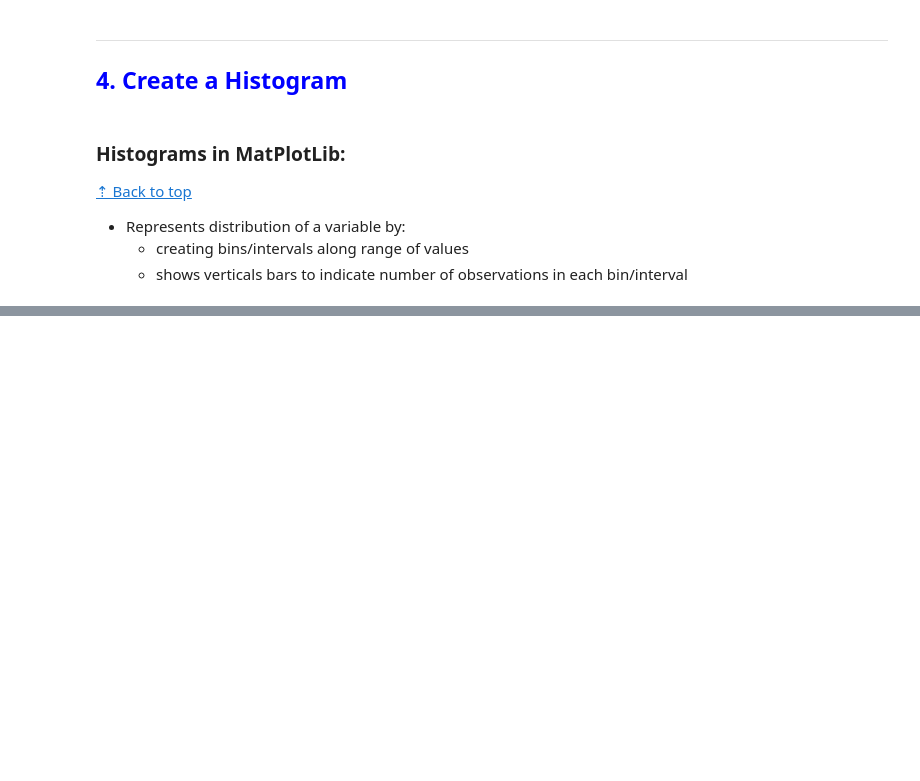
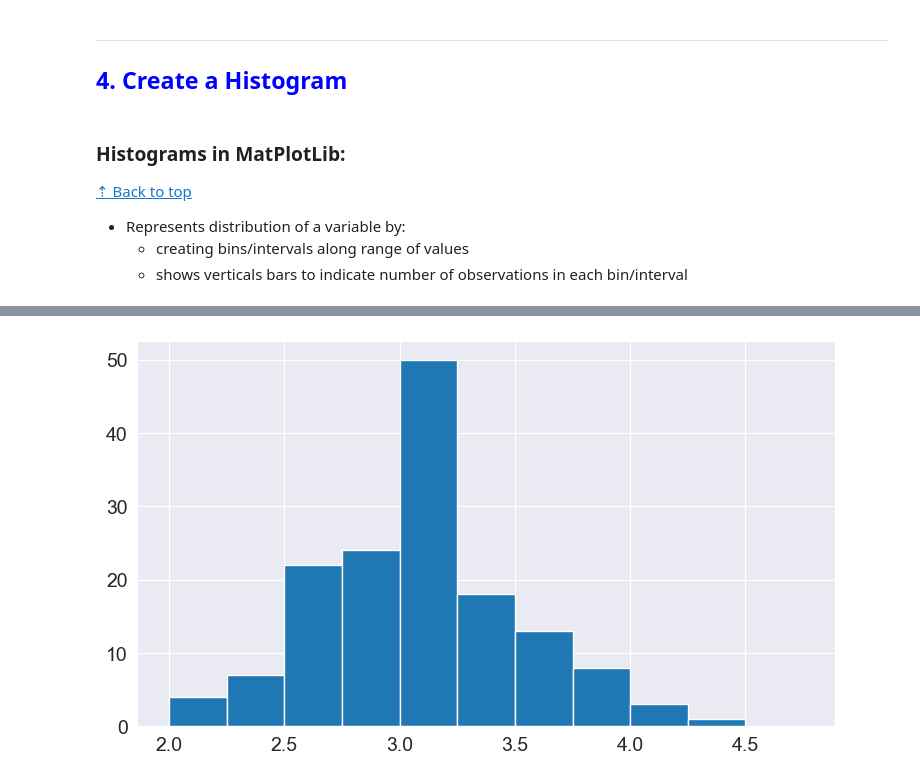
Before and after one commit to Ms-KL/python-data-science-playground, a Jupyter notebook: data-visualisation/data_visualisation.ipynb, the cells around one changed output, grey strips where cells are left out. Cells and saved outputs as stored; diff of their text form; code cells hidden in the pictures; blank space fills up the shorter version.

```diff
--- a/data-visualisation/data_visualisation.ipynb
+++ b/data-visualisation/data_visualisation.ipynb
@@ -417,0 +442,8 @@ sns.scatterplot(x='sepal_length',
+# %%
+import numpy as np
+
+# specify the boundaries of each bin
+# this will use the numpy package to set the bins from 2 to 5 with a step of 0.25
+plt.hist(flowers_df.sepal_width, bins=np.arange(2,5,0.25));
+# %% [output]
+[figure, added]
```
Also changed, not shown: parts of 30 cells of this notebook.
